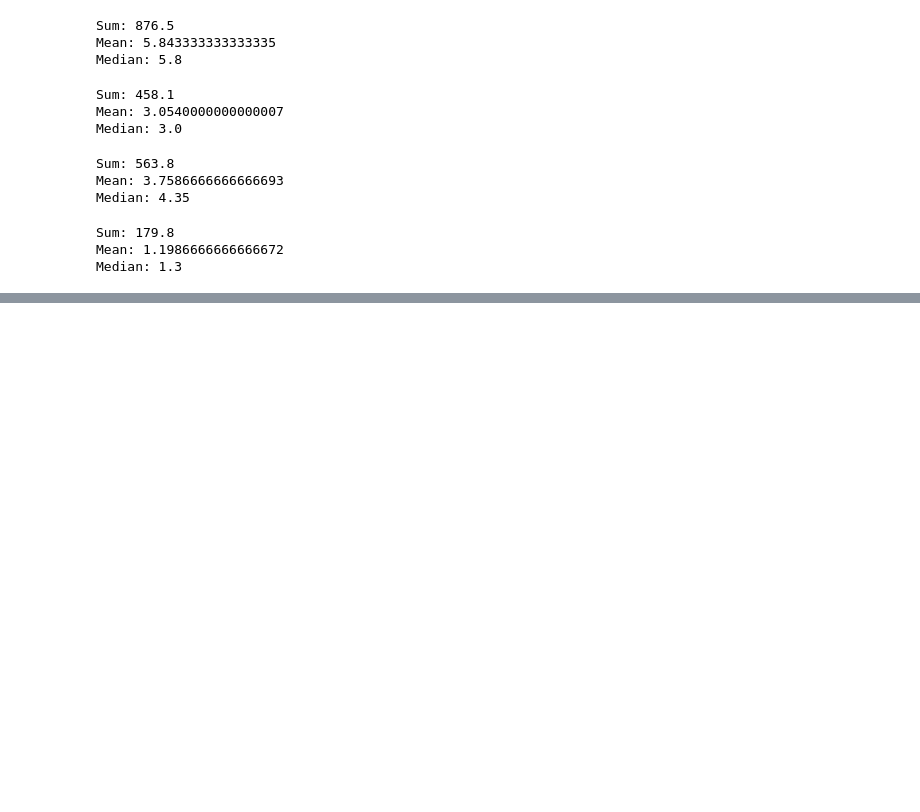
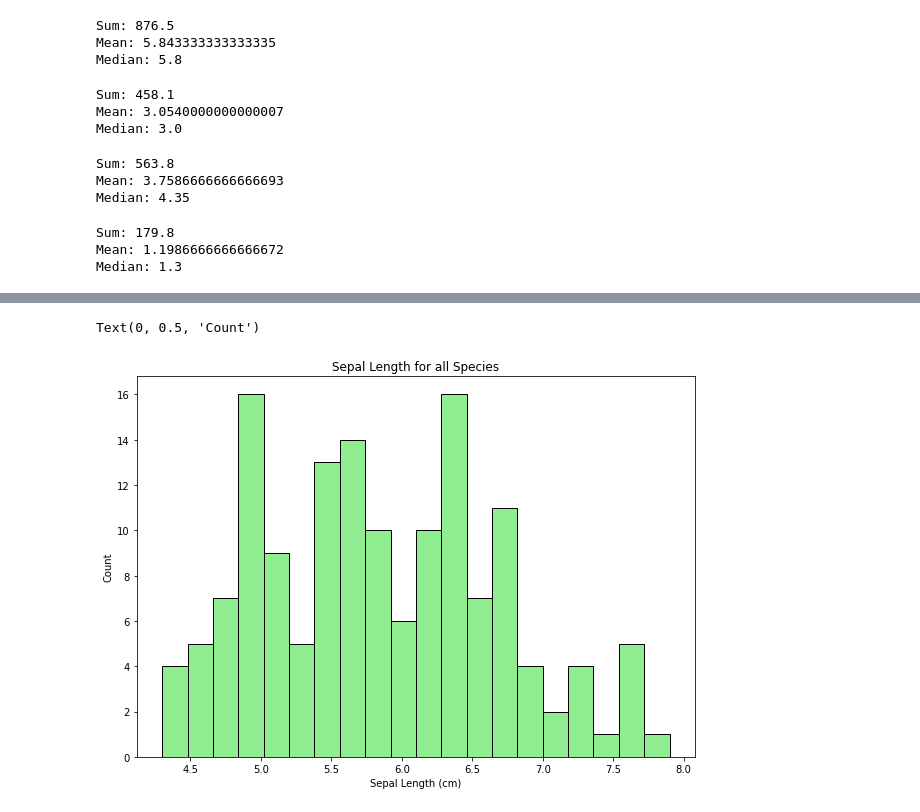
Before and after one commit to JTohall/Machine_Learning_and_Statistics, a Jupyter notebook: Project.ipynb, the cells around one changed output, grey strips where cells are left out. Cells and saved outputs as stored; diff of their text form; code cells hidden in the pictures; blank space fills up the shorter version.

```diff
--- a/Project.ipynb
+++ b/Project.ipynb
@@ -373,0 +404,12 @@ Median: 1.3
+# %%
+# Shows Sepal length for all three species
+
+plt.figure(figsize = (10, 7))
+x = f.sepal_length
+plt.hist(x, bins = 20, color = "lightgreen", edgecolor = "black")
+plt.title("Sepal Length for all Species")
+plt.xlabel("Sepal Length (cm)")
+plt.ylabel("Count")
+# %% [output]
+Text(0, 0.5, 'Count')
+[figure, added]
```
Also changed, not shown: parts of 51 cells of this notebook.
